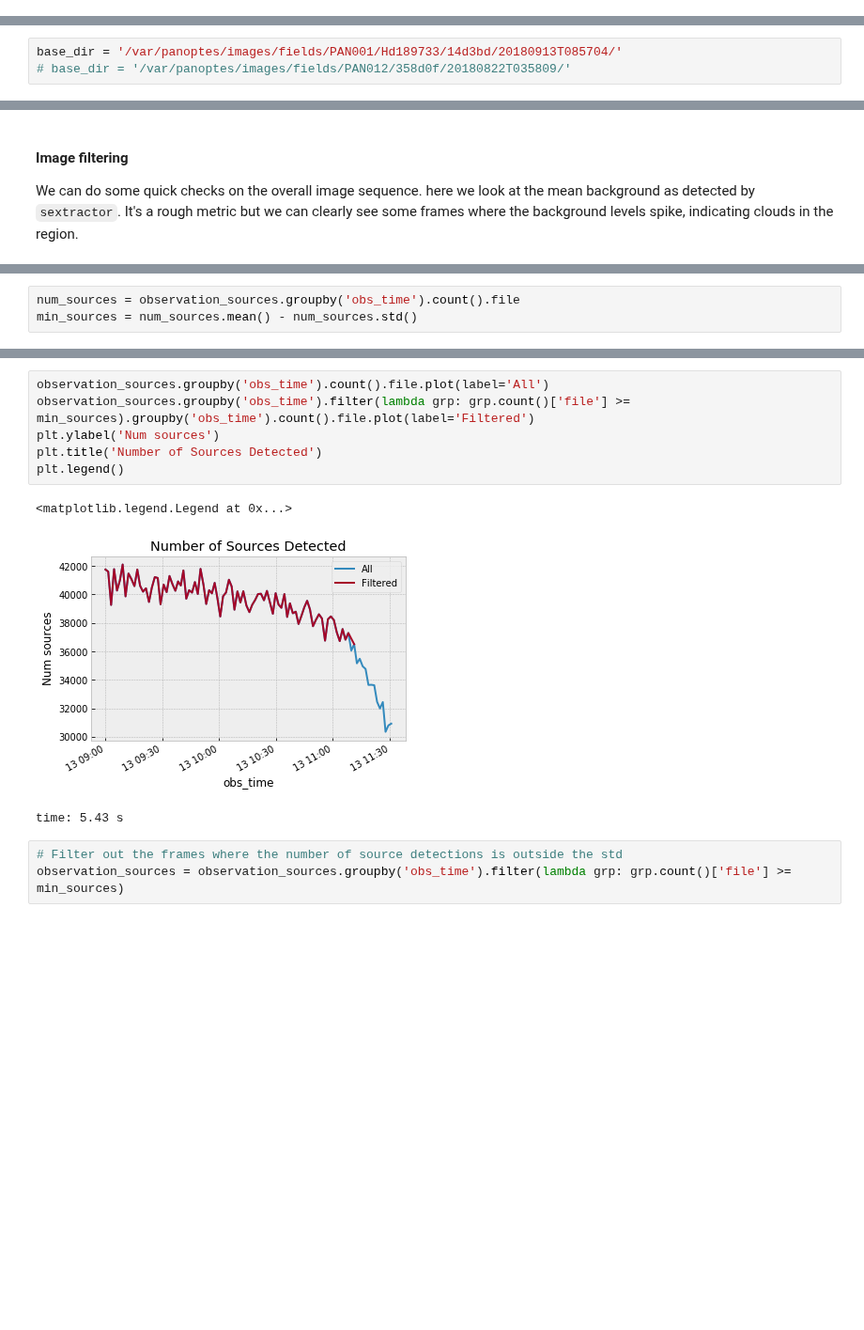
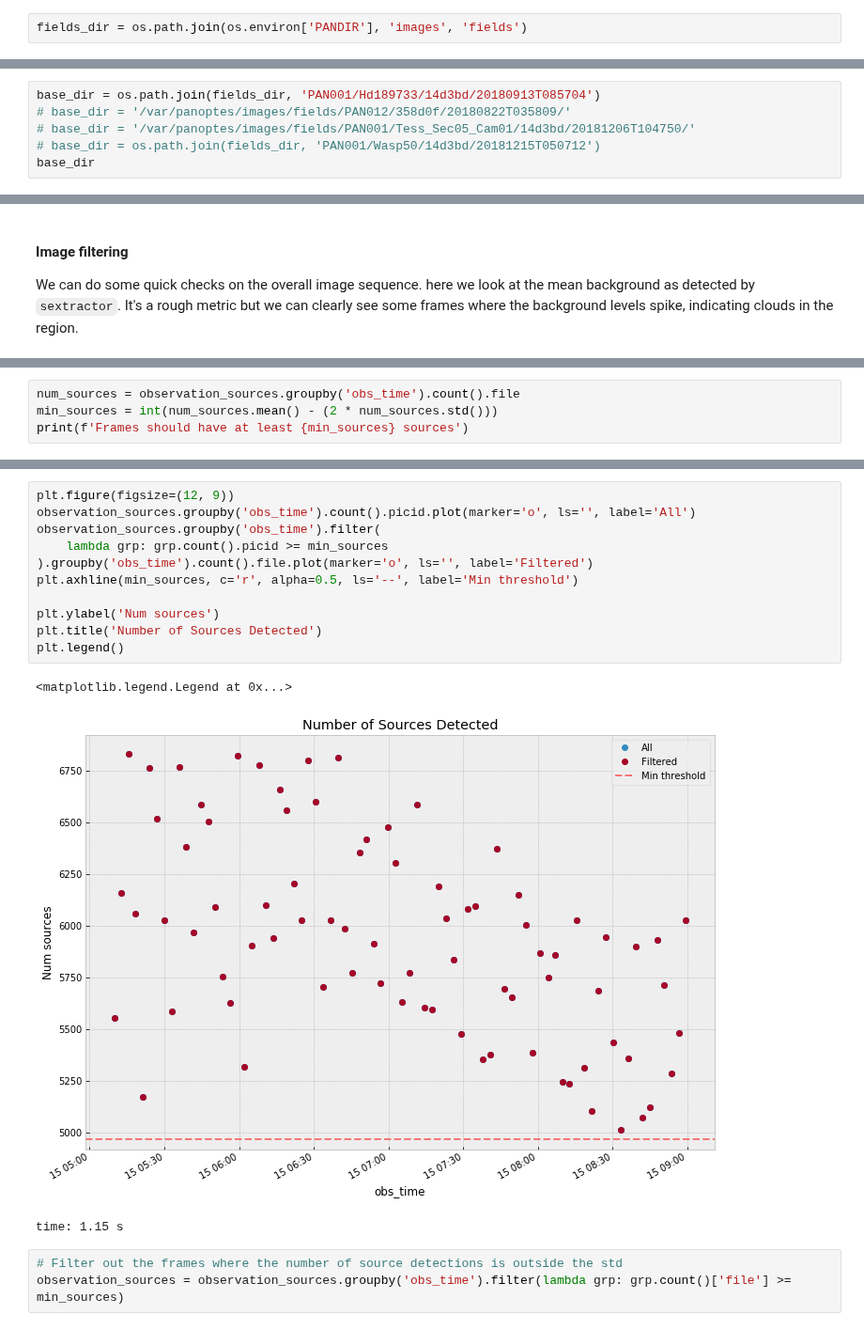
Before and after one commit to panoptes/panoptes-pipeline, a Jupyter notebook: notebooks/processing/PIAA-Source-Detection-And-Filtering.ipynb, the cells around one changed output, grey strips where cells are left out. Shown at 94% size. Saved outputs shown, nothing was run; the diff lists cells and outputs as text; blank space fills up the shorter version.

```diff
--- a/notebooks/processing/PIAA-Source-Detection-And-Filtering.ipynb
+++ b/notebooks/processing/PIAA-Source-Detection-And-Filtering.ipynb
@@ -26,0 +27,2 @@ time: 3.06 s
+# %%
+fields_dir = os.path.join(os.environ['PANDIR'], 'images', 'fields')
@@ -27,4 +31,7 @@ time: 3.06 s
 # %%
-base_dir = '/var/panoptes/images/fields/PAN001/Hd189733/14d3bd/20180913T085704/'
+base_dir = os.path.join(fields_dir, 'PAN001/Hd189733/14d3bd/20180913T085704')
 # base_dir = '/var/panoptes/images/fields/PAN012/358d0f/20180822T035809/'
+# base_dir = '/var/panoptes/images/fields/PAN001/Tess_Sec05_Cam01/14d3bd/20181206T104750/'
+# base_dir = os.path.join(fields_dir, 'PAN001/Wasp50/14d3bd/20181215T050712')
+base_dir
 # %% [output]
@@ -123,4 +136,5 @@ Here we remove frames where the total number of detected frames is outside of on
 # %%
 num_sources = observation_sources.groupby('obs_time').count().file
-min_sources = num_sources.mean() - num_sources.std()
+min_sources = int(num_sources.mean() - (2 * num_sources.std()))
+print(f'Frames should have at least {min_sources} sources')
 # %% [output]
@@ -128,13 +156,18 @@ time: 559 ms
 # %%
-observation_sources.groupby('obs_time').count().file.plot(label='All')
-observation_sources.groupby('obs_time').filter(lambda grp: grp.count()['file'] >= min_sources).groupby('obs_time').count().file.plot(label='Filtered')
+plt.figure(figsize=(12, 9))
+observation_sources.groupby('obs_time').count().picid.plot(marker='o', ls='', label='All')
+observation_sources.groupby('obs_time').filter(
+    lambda grp: grp.count().picid >= min_sources
+).groupby('obs_time').count().file.plot(marker='o', ls='', label='Filtered')
+plt.axhline(min_sources, c='r', alpha=0.5, ls='--', label='Min threshold')
+
 plt.ylabel('Num sources')
 plt.title('Number of Sources Detected')
 plt.legend()
 # %% [output]
 <matplotlib.legend.Legend at 0x...>
-[figure, old version]
+[figure, new version]
-time: 5.43 s
+time: 1.15 s
 # %%
 # Filter out the frames where the number of source detections is outside the std
 observation_sources = observation_sources.groupby('obs_time').filter(lambda grp: grp.count()['file'] >= min_sources)
```
Also changed, not shown: parts of 11 cells of this notebook, 12 other files.
